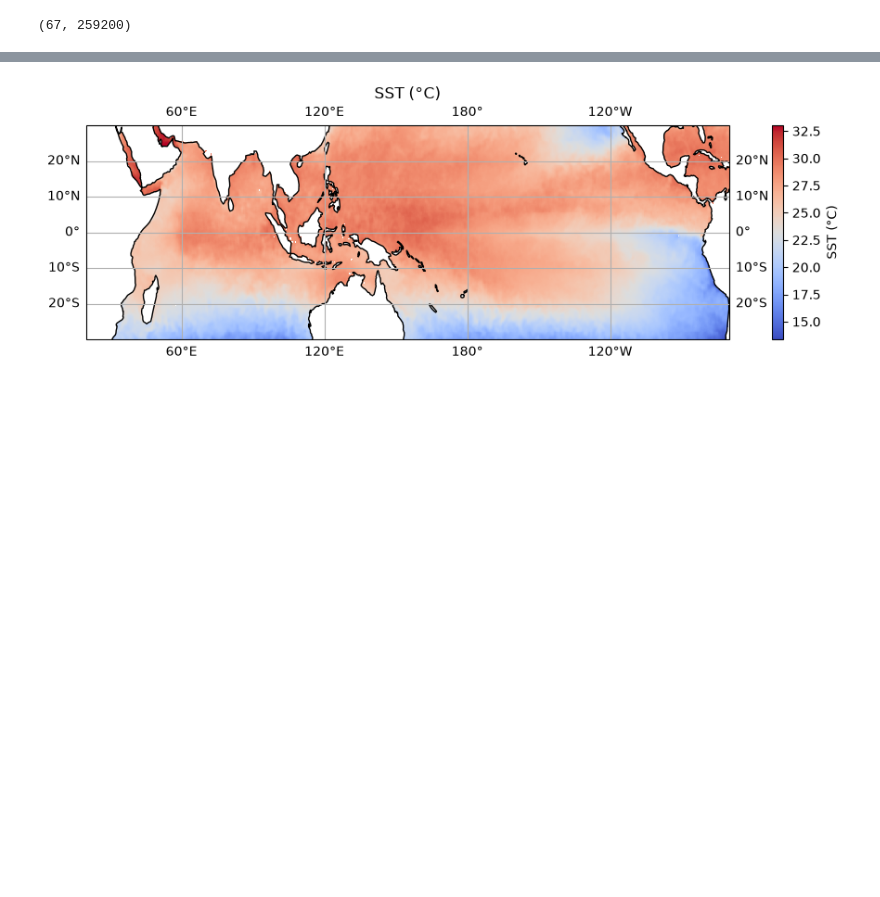
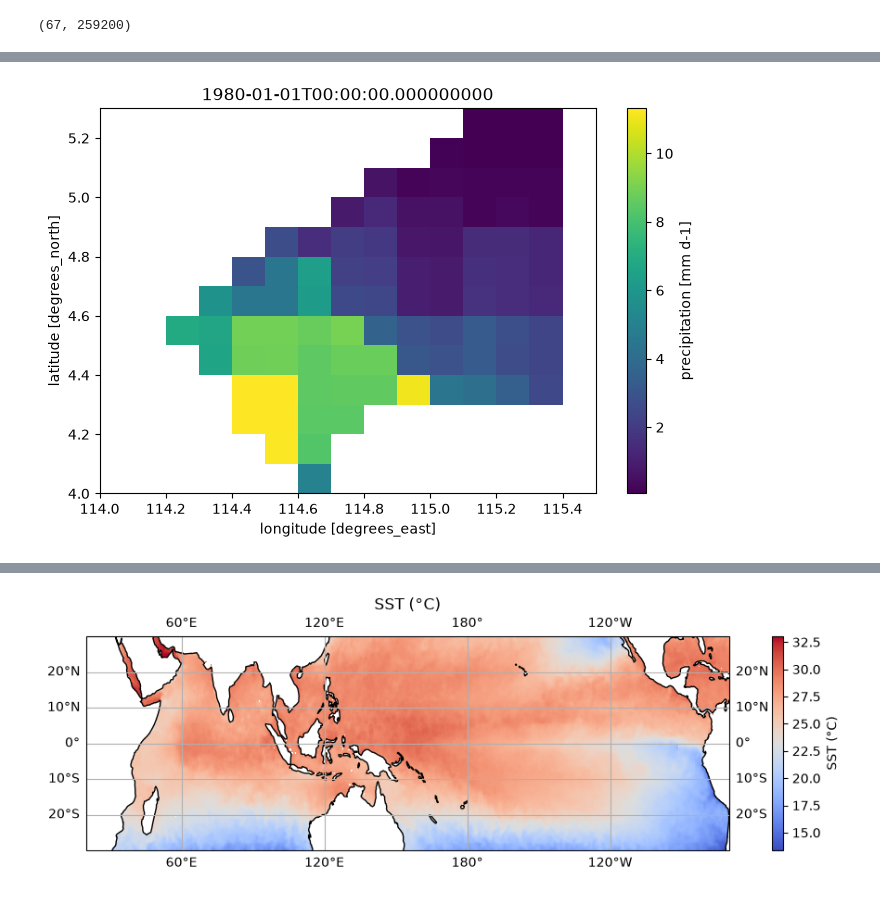
Before and after one commit to KuayTe0w/Climate-Data-Analysis, a Jupyter notebook: notebooks/preparation.ipynb, the cells around one changed output, grey strips where cells are left out. Cells and saved outputs as stored; diff of their text form; code cells hidden in the pictures; blank space fills up the shorter version.

```diff
--- a/notebooks/preparation.ipynb
+++ b/notebooks/preparation.ipynb
@@ -116,0 +194,4 @@ PCs_test = X_test_w @ VT_train.T
+# %%
+pr_masked = pr.where(brunei_mask)
+
+pr_masked
@@ -116,0 +216,7 @@ PCs_test = X_test_w @ VT_train.T
+# %%
+pr_masked.isel(time=0).plot(figsize=(8,5))
+
+plt.title(str(pr.time.values[0]))
+plt.show()
+# %% [output]
+[figure, added]
```
Also changed, not shown: parts of 23 cells of this notebook.
